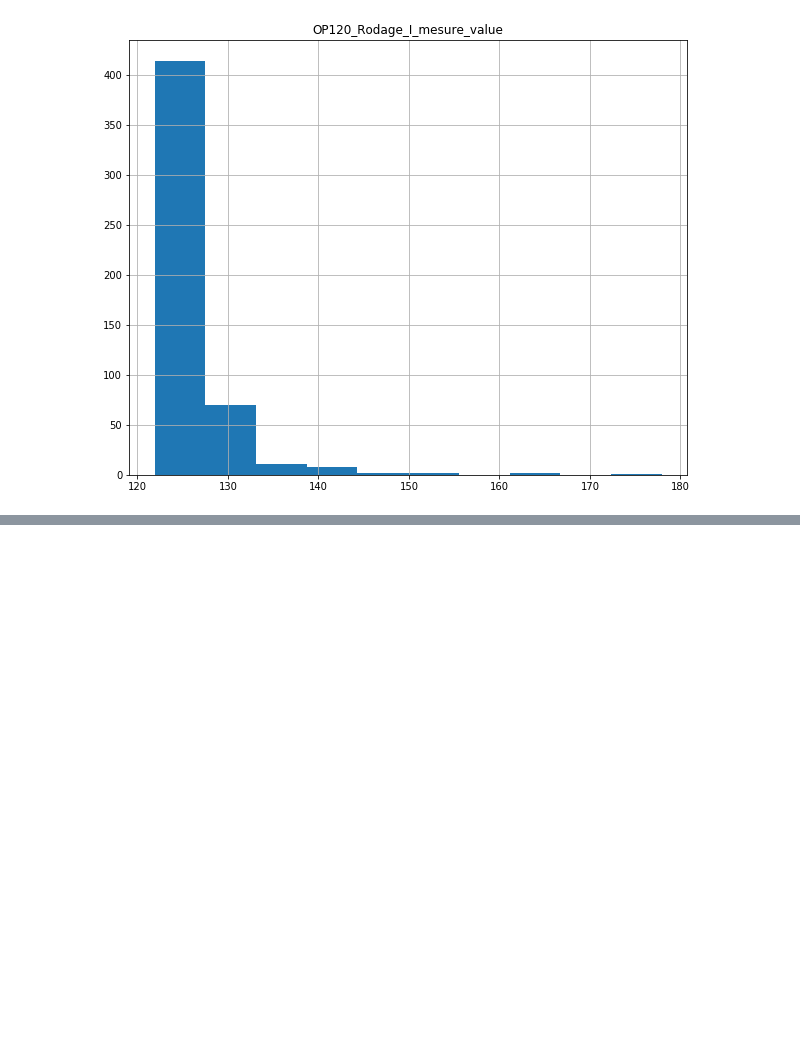
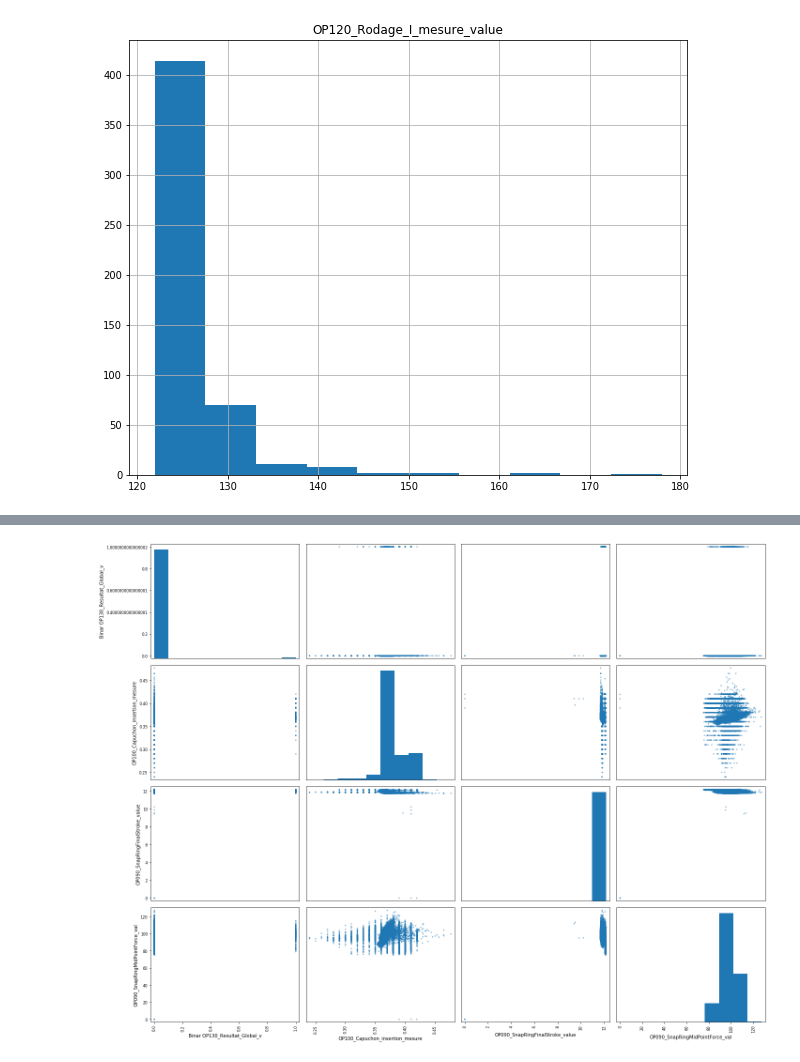
Before and after one commit to W-Alphonse/EXED-Training, a Jupyter notebook: ___VALEO/src/notebooks/valeo.ipynb, the cells around one changed output, grey strips where cells are left out. Drawn from its saved outputs; the diff is of its cells as text; code cells hidden in the pictures; blank space fills up the shorter version.

```diff
--- a/___VALEO/src/notebooks/valeo.ipynb
+++ b/___VALEO/src/notebooks/valeo.ipynb
@@ -302,3 +254,3 @@ Y_data.head()
 # %%
-XY_data = pd.merge(left=data, right=Y_data, how='inner', left_on="PROC_TRACEINFO", right_on="PROC_TRACEINFO")
-XY_data.head()
+XY_data_with_id = pd.merge(left=data, right=Y_data, how='inner', left_on="PROC_TRACEINFO", right_on="PROC_TRACEINFO")
+# XY_data_with_id.head()
@@ -312,3 +257,5 @@ XY_data.head()
 # %%
-XY_data = XY_data.drop(columns = "PROC_TRACEINFO")
-XY_data.info()
+XY_data = XY_data_with_id.drop(columns = "PROC_TRACEINFO")
+XY_data_transformed = tsf.iterative_imputer_transform(XY_data)
+# XY_data_transformed.info()
+# XY_data_transformed.head(10)
@@ -367,7 +297,5 @@ ImgUtil.save_df_scatter_plot(XY_data[attributes], "XY_data_corr_1")
 # Correlation Graph entre la target "Binar OP130_Resultat_Global_v" et les autres attributs
 # ------------------------------------------------------------------------------------------
 attributes = ["Binar OP130_Resultat_Global_v","OP100_Capuchon_insertion_mesure","OP090_SnapRingFinalStroke_value","OP090_SnapRingMidPointForce_val"]
-# pd.plotting.scatter_matrix(XY_data[attributes], figsize=(20,15))
-# ImgUtil.save_fig("scatter_matrix_plot_corr_2")
-ImgUtil.save_df_scatter_plot(XY_data[attributes], "XY_data_corr_2")
+ImgUtil.save_df_scatter_matrix_plot(XY_data_transformed[attributes], "XY_data_transformed_corr_2")
 # %% [output]
@@ -374,0 +304 @@ AttributeError: 'DataFrame' object has no attribute 'plotting'
+[figure, added]
```
Also changed, not shown: parts of 24 cells of this notebook, 18 other files.
